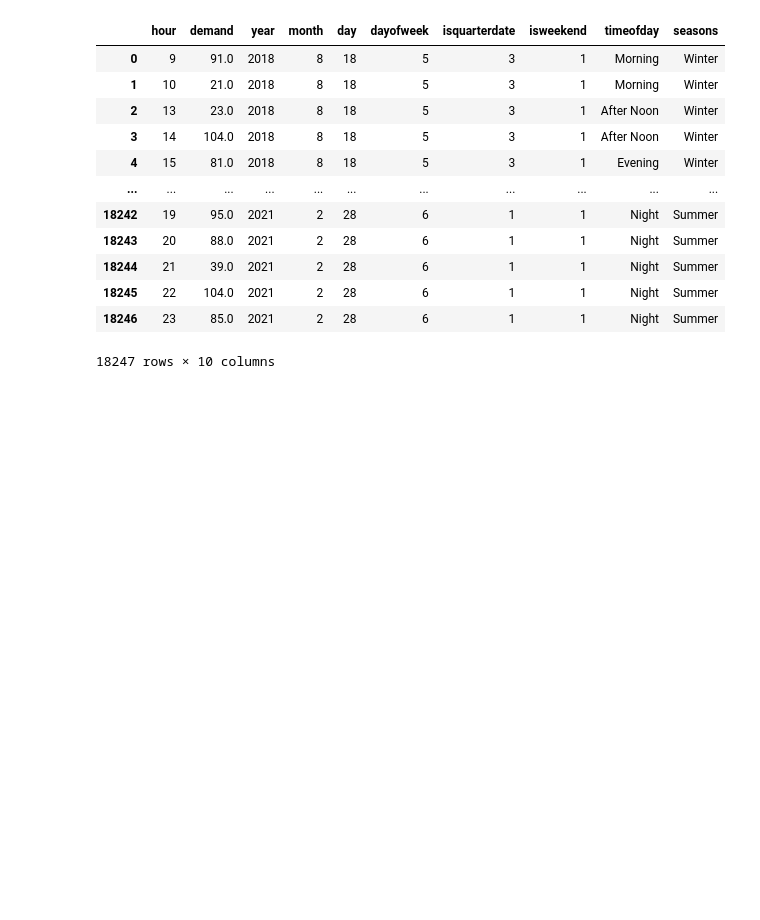
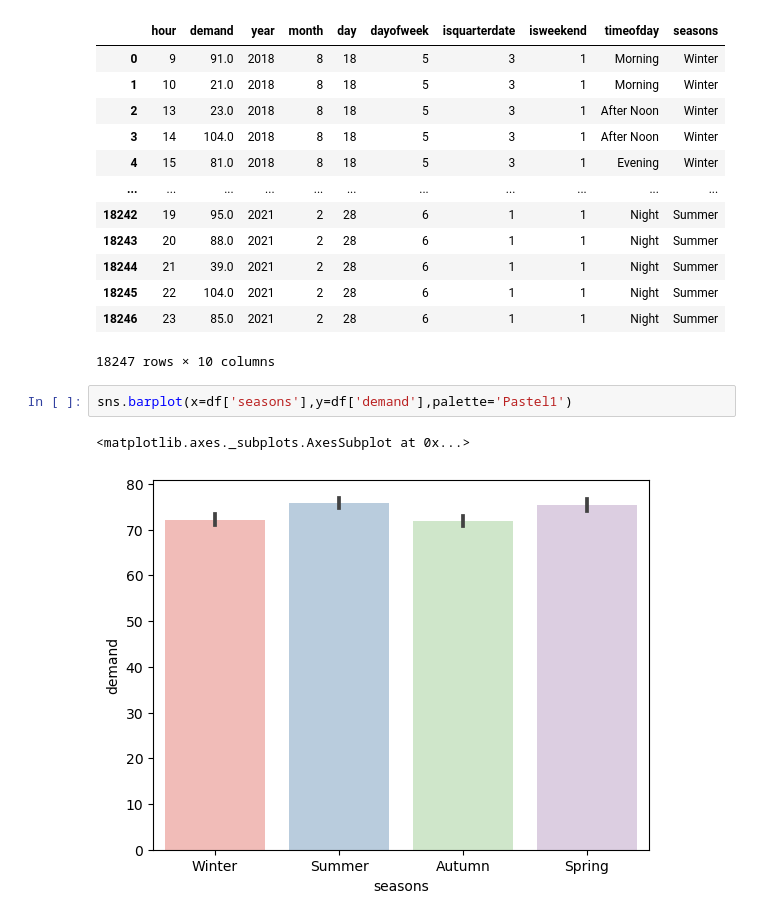
Before and after one commit to TejasRanjith/Lab, a Jupyter notebook: Python AI Lab S5/Exp.ipynb, the cells around one changed output. Saved outputs shown, nothing was run; the diff lists cells and outputs as text; blank space fills up the shorter version.

```diff
--- a/Python AI Lab S5/Exp.ipynb
+++ b/Python AI Lab S5/Exp.ipynb
@@ -457,3 +457,8 @@ df
 | 18245 | 22 | 104.0 | 2021 | 2 | 28 | 6 | 1 | 1 | Night | Summer |
 | 18246 | 23 | 85.0 | 2021 | 2 | 28 | 6 | 1 | 1 | Night | Summer |
 18247 rows × 10 columns
+# %%
+sns.barplot(x=df['seasons'],y=df['demand'],palette='Pastel1')
+# %% [output]
+<matplotlib.axes._subplots.AxesSubplot at 0x...>
+[figure, added]
```
Also changed, not shown: parts of 3 cells of this notebook.
